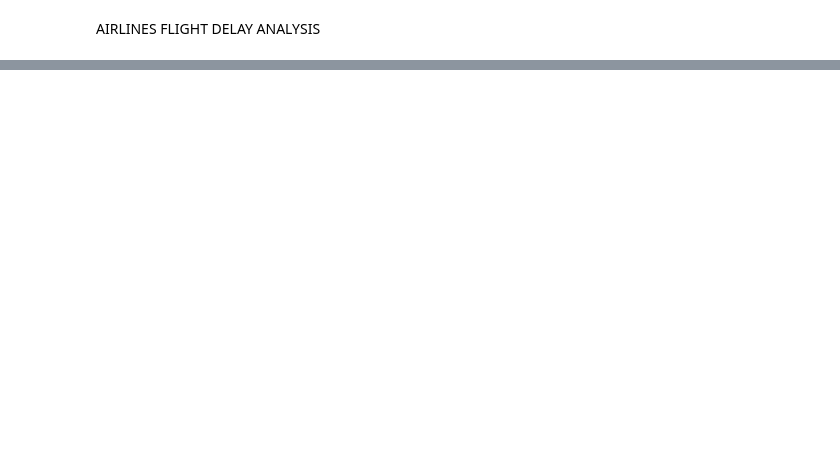
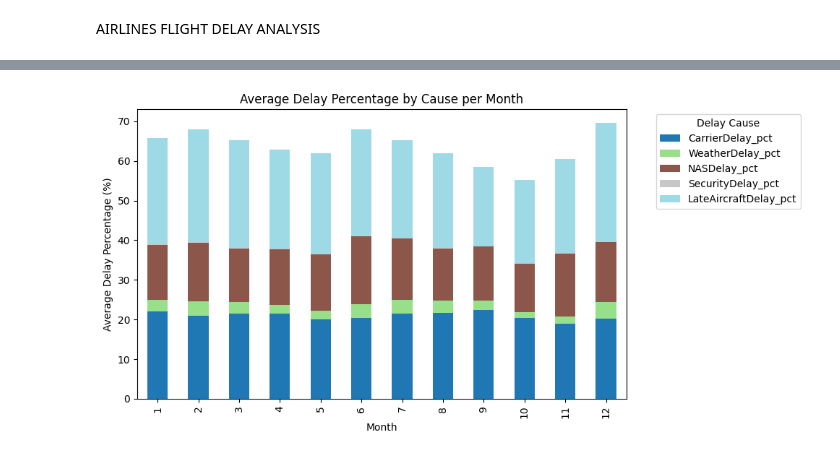
Before and after one commit to Dhanas3kar/EDA, a Jupyter notebook: D2/Problem8.ipynb, the cells around one changed output, grey strips where cells are left out. Saved outputs shown, nothing was run; the diff lists cells and outputs as text; code cells hidden in the pictures; blank space fills up the shorter version.

```diff
--- a/D2/Problem8.ipynb
+++ b/D2/Problem8.ipynb
@@ -30,15 +66,11 @@ print("\nAverage Delay % by Month:\n", avg_pct_by_month)
 # %%
 # 6. Bar chart — average delay percentage by month
-avg_pct_by_month.plot(kind='bar', figsize=(8,5), stacked=True, colormap='tab20')
+avg_pct_by_month.plot(kind='bar', figsize=(10,5), stacked=True, colormap='tab20')
 plt.title("Average Delay Percentage by Cause per Month")
 plt.xlabel("Month")
 plt.ylabel("Average Delay Percentage (%)")
 plt.legend(title="Delay Cause", bbox_to_anchor=(1.05, 1), loc='upper left')
 plt.tight_layout()
 plt.show()
-
-# 7. Correlation heatmap — delay causes relationship
-plt.figure(figsize=(6,5))
-sns.heatmap(df[delay_cols].corr(), annot=True, cmap="coolwarm", fmt=".2f")
-plt.title("Correlation: Delay Causes")
-plt.show()
+# %% [output]
+[figure, added]
```
Also changed, not shown: parts of 3 cells of this notebook.
